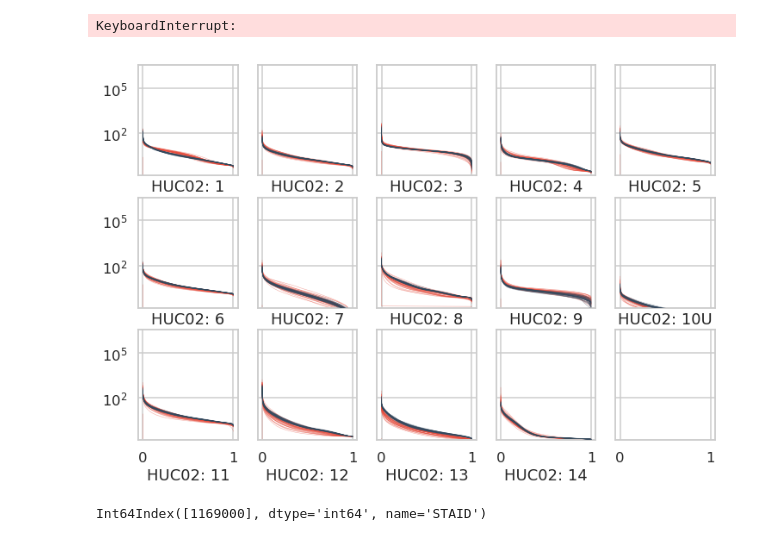
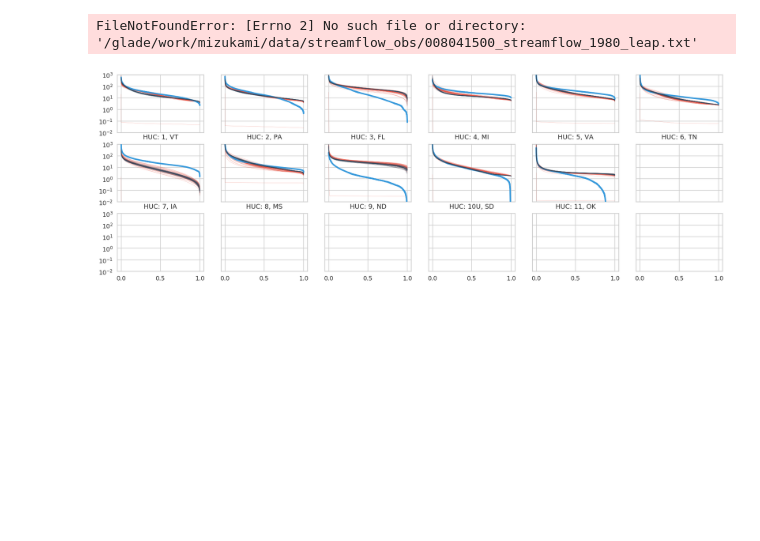
Before and after one commit to nmizukami/LOCA_Downscaling_Analysis, a Jupyter notebook: notebooks/analysis_daily_routed_streamflow_jav.ipynb, the cells around one changed output. Saved outputs shown, nothing was run; the diff lists cells and outputs as text; code cells hidden in the pictures; blank space fills up the shorter version.

Commit message:
updates made when adding SWE, plotting Naoki's new 43 basins, adding new maurer dataset (that includes columbia)

```diff
--- a/notebooks/analysis_daily_routed_streamflow_jav.ipynb
+++ b/notebooks/analysis_daily_routed_streamflow_jav.ipynb
@@ -317,31 +344,51 @@ KeyboardInterrupt:
 # %%
-# TRYING TO REVISE SCRIPT TO MAKE IT LOOP OVER FILE.
+# TRYING TO LOOP OVER FIGURE 2.  DIDN'T WORK.  NEED TO START OVER, JUST BUILD ON OTHER PLOT
 
-#fig, axes = plt.subplots(ncols=6, nrows=3, sharex=True, sharey=True, figsize=(12, 8), squeeze=False)
-fig, axes = plt.subplots(ncols=5, nrows=3, sharex=True, sharey=True, figsize=(12, 8), squeeze=False)
+# fig, axes = plt.subplots(ncols=6, nrows=3, sharex=True, sharey=True, figsize=(30, 10), squeeze=False)
 
-for i, (staid, row) in enumerate(lookup[lookup.LNG_GAGE < -70].iterrows()):
+# rcp = 'rcp85'
 
-    plt.sca(axes.flat[i])
+# for i, (staid, row) in enumerate(lookup[lookup.LNG_GAGE < -70].iterrows()):
 
-#     df_bcsd = get_bcsd_df(row.seg_id2, huc=row.HUC02)
+#     lines = []
+#     labels = []
+
+#     plt.sca(axes.flat[i])
+
+# # #     df_bcsd = get_bcsd_df(row.seg_id2, huc=row.HUC02)
 #     df_obs = get_obs(staid)
-    df = get_loca_df(row.seg_id2)
+#     df = get_loca_df(row.seg_id2)
 
-    hist = make_fdc_data(df['1970': '1999'].filter(regex='rcp85'))
-    rcp45 = make_fdc_data(df['2070': '2099'].filter(regex='rcp45'))
-    rcp85 = make_fdc_data(df['2070': '2099'].filter(regex='rcp85'))
+#     obs = make_fdc_data(df_obs['1970': '1999'])
+#     obs_line = plt.plot(obs.index, obs.mean(axis=1).values, color=obs_color, lw=4, zorder=10, ls='-',)
+#     lines.append(obs_line[0])
+#     labels.append('Observations')
 
-    lines0 = plt.plot(hist.index, hist.values, color=hist_color, lw=0.5, alpha=0.5, zorder=10)
-    lines2 = plt.plot(rcp85.index, rcp85.values, color=rcp_color, lw=0.5, alpha=0.5)
-    plt.yscale('log')
-    plt.ylim(ymax=np.percentile(df['1970': '1999'], 99.999) * 1.1, ymin=np.percentile(df['1970': '1999'], 0.0001) * .9)
-    #plt.xlabel(row.STANAME)
-    #plt.title(f'HUC02: {row.HUC02}')
-    plt.xlabel(f'HUC02: {row.HUC02}')
-#     plt.figlegend((lines0[0], lines2[0]), ('Historical', 'RCP 8.5'))
+#     hist = make_fdc_data(df['1970': '1999'].filter(regex=f'{rcp}'))
+# #     rcp45 = make_fdc_data(df['2070': '2099'].filter(regex='rcp45'))
+# #     rcp85 = make_fdc_data(df['2070': '2099'].filter(regex='rcp85'))
 
-# fig.savefig(outfilename=f'/glade/u/home/jvano/workdir/loca_figs/fdc_ensemble_{staid}_huc{row.HUC02}_{size}.png', bbox_inches='tight', dpi=100)
+
+#     lines0 = plt.plot(hist.index, hist.values, color=hist_color, lw=0.5, alpha=0.5, zorder=10)
+#     lines2 = plt.plot(rcp85.index, rcp85.values, color=rcp_color, lw=0.5, alpha=0.5)
+#     plt.yscale('log')
+#     plt.ylim(ymax=np.percentile(df['1970': '1999'], 99.999) * 1.1, ymin=np.percentile(df['1970': '1999'], 0.0001) * .9)
+#     #plt.xlabel(row.STANAME)
+
+#     lines0 = plt.plot(hist.index, hist.mean(axis=1).values, color=hist_color, lw=2, zorder=10)
+# #     lines1 = plt.plot(rcp45.index, rcp45.mean(axis=1).values, color='orange', lw=2, ls=ls)
+#     lines2 = plt.plot(rcp85.index, rcp85.mean(axis=1).values, color=rcp_color, lw=2)
+
+#     lines.extend([lines0[0], lines2[0]])
+# #     labels.extend([f'{label}-Historical', f'{label}-RCP 8.5'])
+
+
+#     plt.xlabel(f'HUC: {row.HUC02}, {row.STATE}')
+#     plt.ylim([.01, 1000])
+# #     plt.figlegend((lines0[0], lines2[0]), ('Historical', 'RCP 8.5'))
+
+# fig.suptitle(f'Exceedance probability for Gage II stations, {rcp}, category: {size} ', fontsize=36, y=1.02)
+# fig.savefig(f'/glade/u/home/jvano/workdir/loca_figs/fdc_ensemble_gageII_hist_{size}.png', bbox_inches='tight', dpi=100)
 # %% [output]
-KeyboardInterrupt:
+FileNotFoundError: [Errno 2] No such file or directory: '/glade/work/mizukami/data/streamflow_obs/008041500_streamflow_1980_leap.txt'
-[figure, old version]
+[figure, new version]
@@ -353,10 +395,3 @@ KeyboardInterrupt:
-# %%
-#lookup[lookup.LNG_GAGE < -70].iterrows()
-#row.HUC02
-#row.staid
-lookup['HUC02'].index
-# %% [output]
-Int64Index([1169000], dtype='int64', name='STAID')
 # %%
 bad_ids = []
 #for staid, row in lookup[lookup.LNG_GAGE < -100].iterrows():
```
Also changed, not shown: parts of 20 cells of this notebook, 9 other files.
